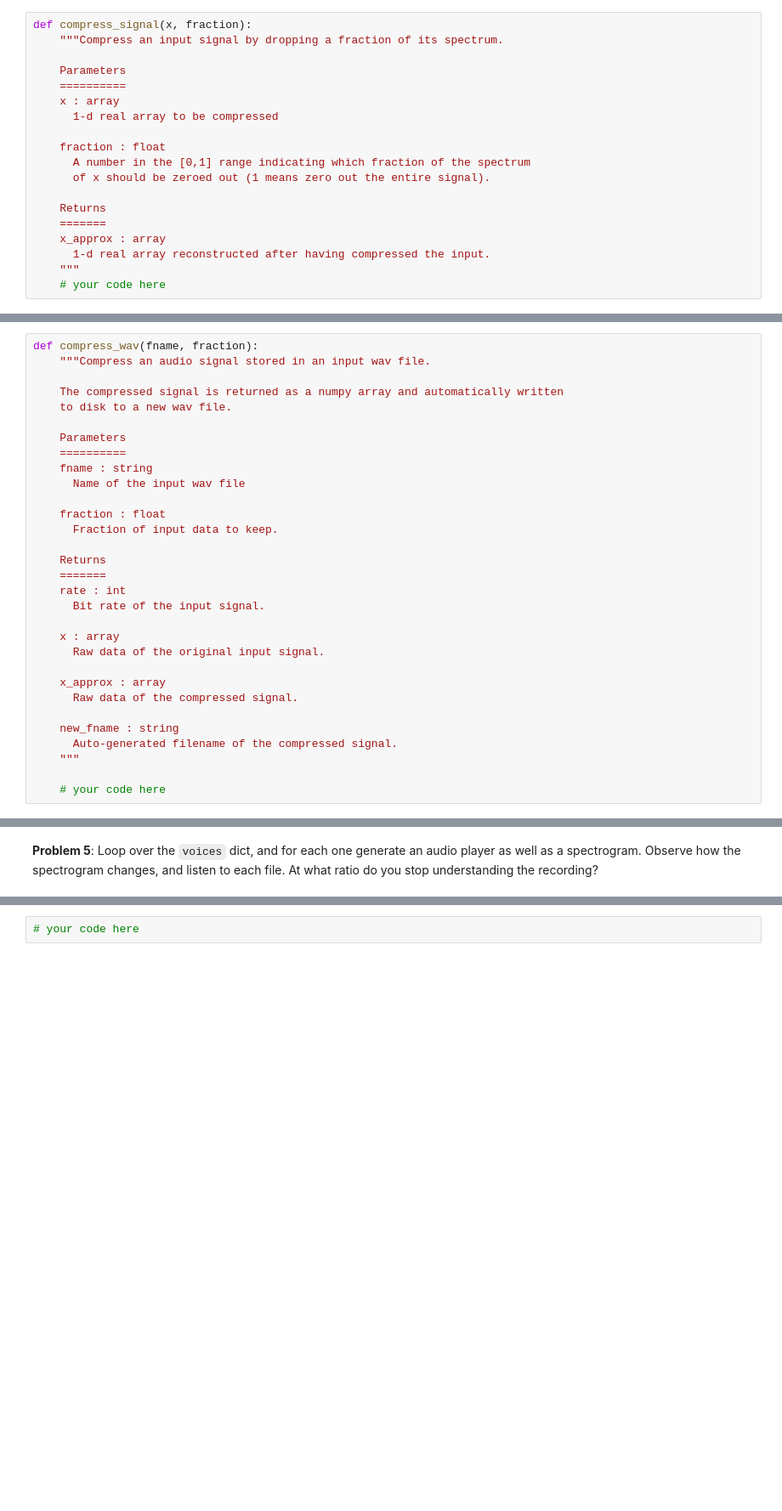
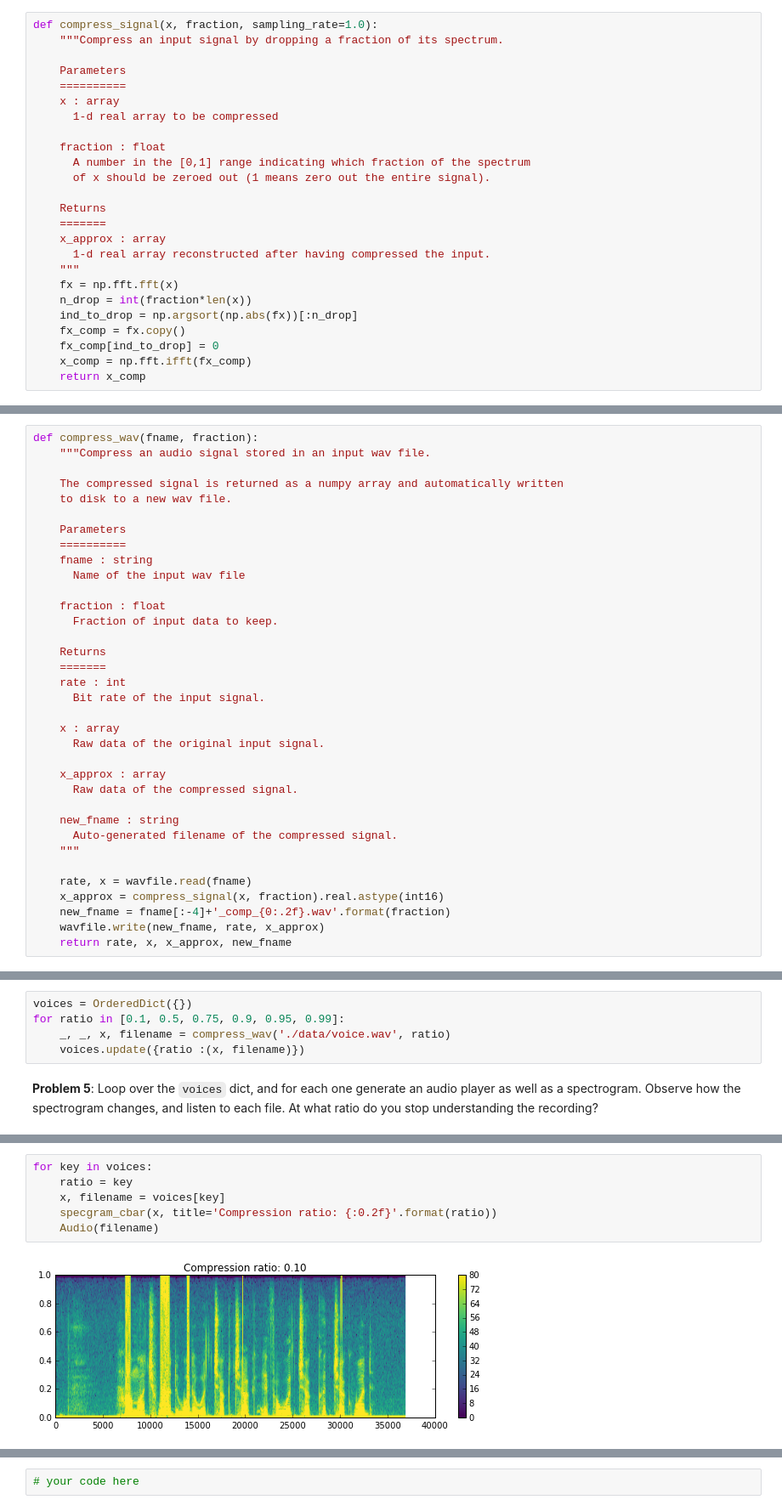
Before and after one commit to sam-dixon/ay250-homework, a Jupyter notebook: hw_1/hw_1_assignment.ipynb, the cells around one changed output, grey strips where cells are left out. Shown at 85% size. Drawn from its saved outputs; the diff is of its cells as text; blank space fills up the shorter version.

```diff
--- a/hw_1/hw_1_assignment.ipynb
+++ b/hw_1/hw_1_assignment.ipynb
@@ -247,7 +259,7 @@ You can drop the smallest components by setting their values to zero.
 - look at the `np.fft` module, keeping in mind that your input signal is real.
 - look at the `argsort` method of numpy arrays.
 # %%
-def compress_signal(x, fraction):
+def compress_signal(x, fraction, sampling_rate=1.0):
     """Compress an input signal by dropping a fraction of its spectrum.
 
     Parameters
@@ -264,7 +276,13 @@ def compress_signal(x, fraction):
     x_approx : array
       1-d real array reconstructed after having compressed the input.
     """
-    # your code here
+    fx = np.fft.fft(x)
+    n_drop = int(fraction*len(x))
+    ind_to_drop = np.argsort(np.abs(fx))[:n_drop]
+    fx_comp = fx.copy()
+    fx_comp[ind_to_drop] = 0
+    x_comp = np.fft.ifft(fx_comp)
+    return x_comp
 # %% [markdown]
 As a quick visual check (not that this is *not* a formal test of correctness), experiment with a simple random signal by changing the compression ratio and plotting both the signal and the compressed version:
 # %%
@@ -318,7 +340,11 @@ def compress_wav(fname, fraction):
       Auto-generated filename of the compressed signal.
     """
 
-    # your code here
+    rate, x = wavfile.read(fname)
+    x_approx = compress_signal(x, fraction).real.astype(int16)
+    new_fname = fname[:-4]+'_comp_{0:.2f}.wav'.format(fraction)
+    wavfile.write(new_fname, rate, x_approx)
+    return rate, x, x_approx, new_fname
 # %% [markdown]
 **Problem 4**: Study the effect of compressing the input file at different ratios: 0.1, 0.5, 0.75, 0.9, 0.95, 0.99.
 
@@ -333,2 +359,7 @@ You will create an `OrderedDict` called `voices`, with:
+# %%
+voices = OrderedDict({})
+for ratio in [0.1, 0.5, 0.75, 0.9, 0.95, 0.99]:
+    _, _, x, filename = compress_wav('./data/voice.wav', ratio)
+    voices.update({ratio :(x, filename)})
 # %% [markdown]
 **Problem 5**: Loop over the `voices` dict, and for each one generate an audio player as well as a spectrogram.  Observe how the spectrogram changes, and listen to each file.  At what ratio do you stop understanding the recording?
@@ -336,0 +366,8 @@ You will create an `OrderedDict` called `voices`, with:
+# %%
+for key in voices:
+    ratio = key
+    x, filename = voices[key]
+    specgram_cbar(x, title='Compression ratio: {:0.2f}'.format(ratio))
+    Audio(filename)
+# %% [output]
+[figure, added]
```
Also changed, not shown: parts of 11 cells of this notebook, 1 other file.
